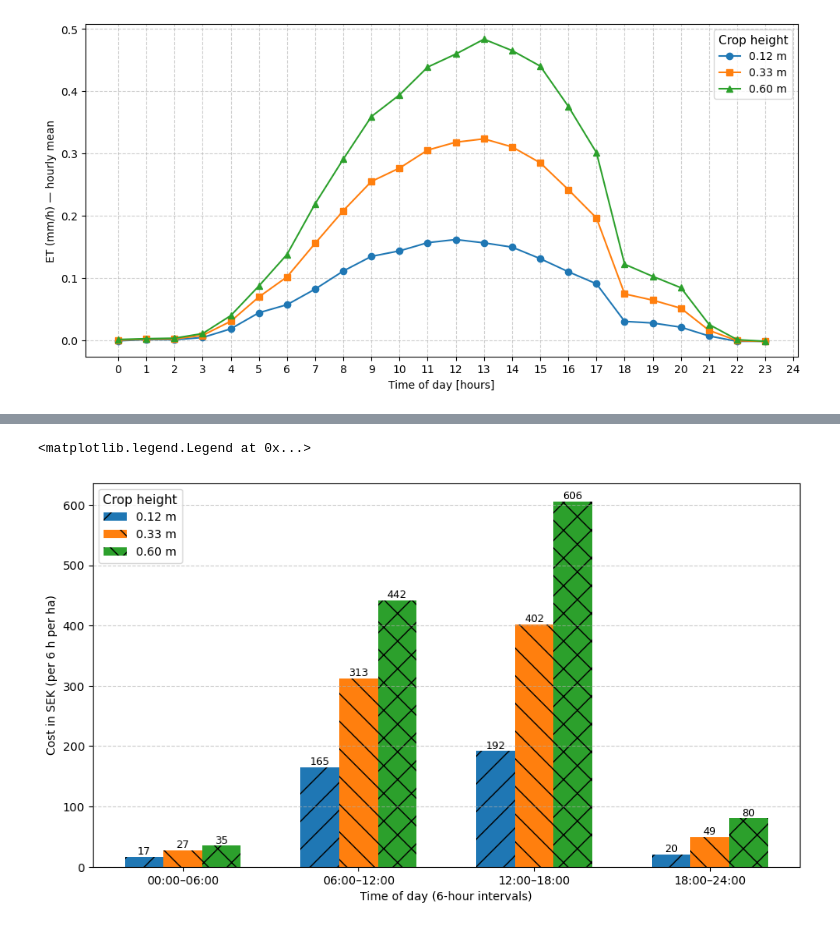
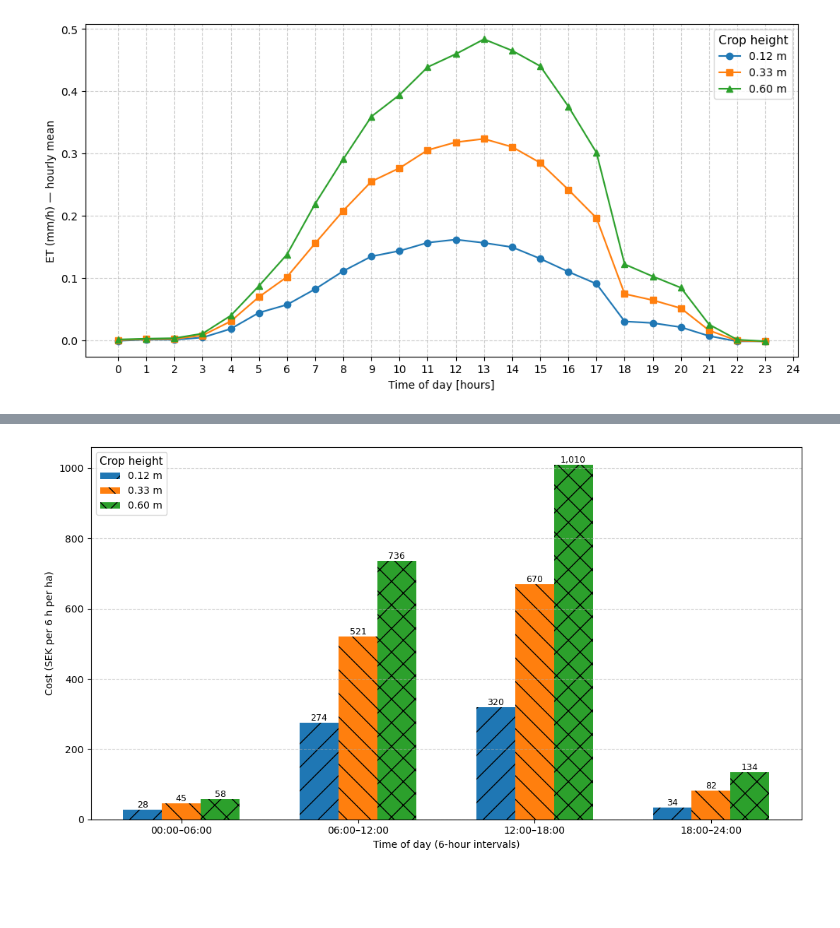
Before and after one commit to SisterPeanut/Turbulence_course, a Jupyter notebook: Main_data1.ipynb, the cells around one changed output, grey strips where cells are left out. Cells and saved outputs as stored; diff of their text form; code cells hidden in the pictures; blank space fills up the shorter version.

```diff
--- a/Main_data1.ipynb
+++ b/Main_data1.ipynb
@@ -226,72 +243,68 @@ plt.show()
 # %%
 
-price_per_m3 = 4.0          # SEK per m³; set to your actual price
-bar_width = 0.22            # narrower bars to leave space between groups
-hatches = ['/', '\\', 'x', 'o', '.', '*']  # will cycle if more heights than patterns
-label_fmt = "{:,.0f}"       # show rounded SEK with thousands sep; e.g., 12,345
+price_per_m3 = 40          # SEK per m³
+bar_width = 0.22
+hatches = ['/', '\\', 'x', 'o', '.', '*']
+label_fmt = "{:,.0f}"       # rounded SEK
 
 # ------------------------
 # Binning (6-hour blocks)
 # ------------------------
-bin_edges = np.arange(0, 25, 6)  # [0, 6, 12, 18, 24]
+bin_edges  = np.arange(0, 25, 6)  # [0, 6, 12, 18, 24]
 bin_labels = [f"{bin_edges[i]:02.0f}:00–{bin_edges[i+1]:02.0f}:00" for i in range(len(bin_edges)-1)]
 
-# 10-min steps → 6 * 60 / 10 = 36 steps per 6-h bin
-steps_per_bin = 36
+steps_per_bin = 36                 # 6 h * 60 / 10
+dt_hours = 10/60                   # 1/6 h per step
 
-# Convert mm/h → m³/h per hectare (1 mm/h over 1 ha = 10 m³/h)
-ET_m3h = ET_mm * 10
+# ET_mm shape assumed: [n_heights, 144], units mm/h
+# Convert mm/h → m³/h per ha (1 mm/h over 1 ha = 10 m³/h)
+ET_m3h = ET_mm * 10.0
 
-# Aggregate into 6 h totals [heights × 4 bins]
-ET_m3h_bins = ET_m3h.reshape(len(heights), 4, steps_per_bin).sum(axis=2)
+# Convert to volume per step, then sum within each 6 h bin
+ET_m3_per_step = ET_m3h * dt_hours                               # [n_heights, 144] m³/step
+ET_m3_bins = ET_m3_per_step.reshape(len(heights), 4, steps_per_bin).sum(axis=2)  # [n_heights, 4] m³/6h
 
-# Scale and turn into cost
-values = ET_m3h_bins *  price_per_m3   # units: SEK per 6 h per ha
+# Cost per 6 h per ha
+values = ET_m3_bins * price_per_m3    # SEK per 6 h per ha
 
 # ------------------------
 # Plot
 # ------------------------
-x = np.arange(len(bin_labels))       # [0,1,2,3] bin centers
+x = np.arange(len(bin_labels))  # [0,1,2,3]
 group_offset = (np.arange(len(heights)) - (len(heights)-1)/2.0) * bar_width
 
 plt.figure(figsize=(11, 6))
-
-# Bars per height with distinct hatching (no explicit colors)
 for idx, h in enumerate(heights):
     positions = x + group_offset[idx]
     bars = plt.bar(
         positions,
         values[idx, :],
         width=bar_width,
         hatch=hatches[idx % len(hatches)],
         label=f"{h:.2f} m",
         linewidth=1.0
     )
-    # Add value labels on top of bars
+    # Value labels
     for r in bars:
         height = r.get_height()
         if np.isfinite(height) and height > 0:
             plt.text(
                 r.get_x() + r.get_width()/2.0,
                 height,
                 label_fmt.format(height),
                 ha='center', va='bottom',
-                fontsize=9, rotation=0
+                fontsize=9
             )
 
-# X labels and ticks
-plt.xticks(x, bin_labels, rotation=0)
+plt.xticks(x, bin_labels)
 plt.xlabel("Time of day (6-hour intervals)")
-
-# Y label and grid
-plt.ylabel("Cost in SEK (per 6 h per ha)")
+plt.ylabel("Cost (SEK per 6 h per ha)")
 plt.grid(True, axis="y", linestyle="--", alpha=0.6)
-
-# Legend and titles
 plt.legend(title="Crop height", fontsize=10, title_fontsize=11, loc="upper left", frameon=True)
+plt.tight_layout()
+plt.show()
 # %% [output]
-<matplotlib.legend.Legend at 0x...>
-[figure, old version]
+[figure, new version]
 # %%
 
 #For crop height 33 cm
```
Also changed, not shown: parts of 4 cells of this notebook, 2 other files.
